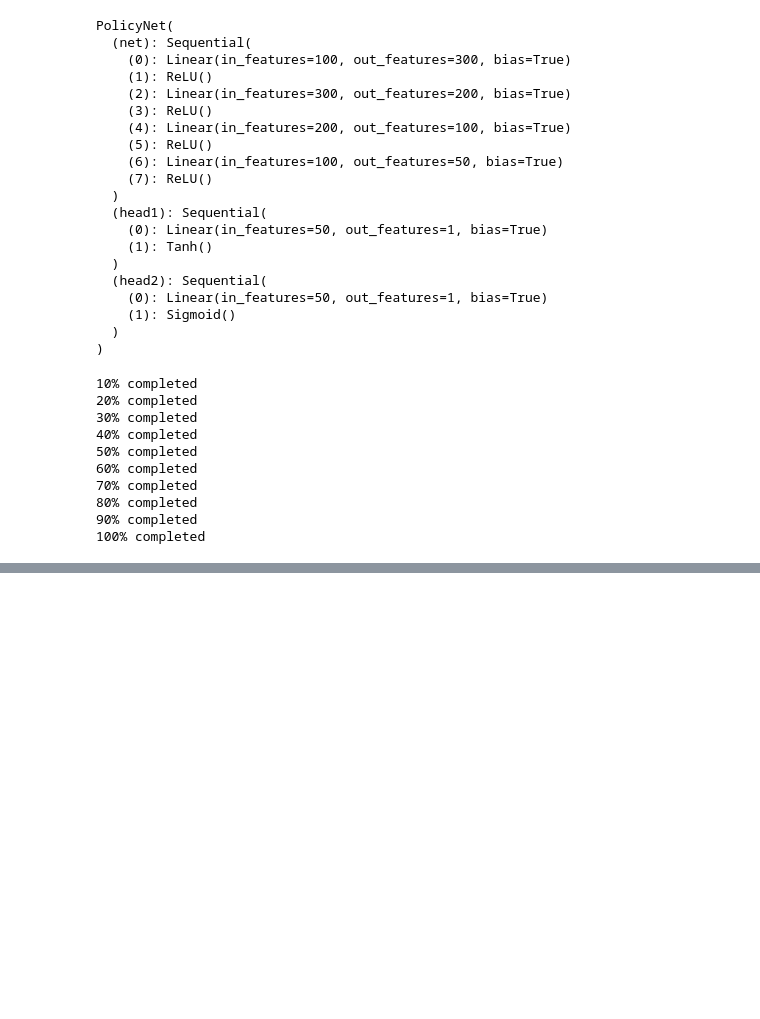
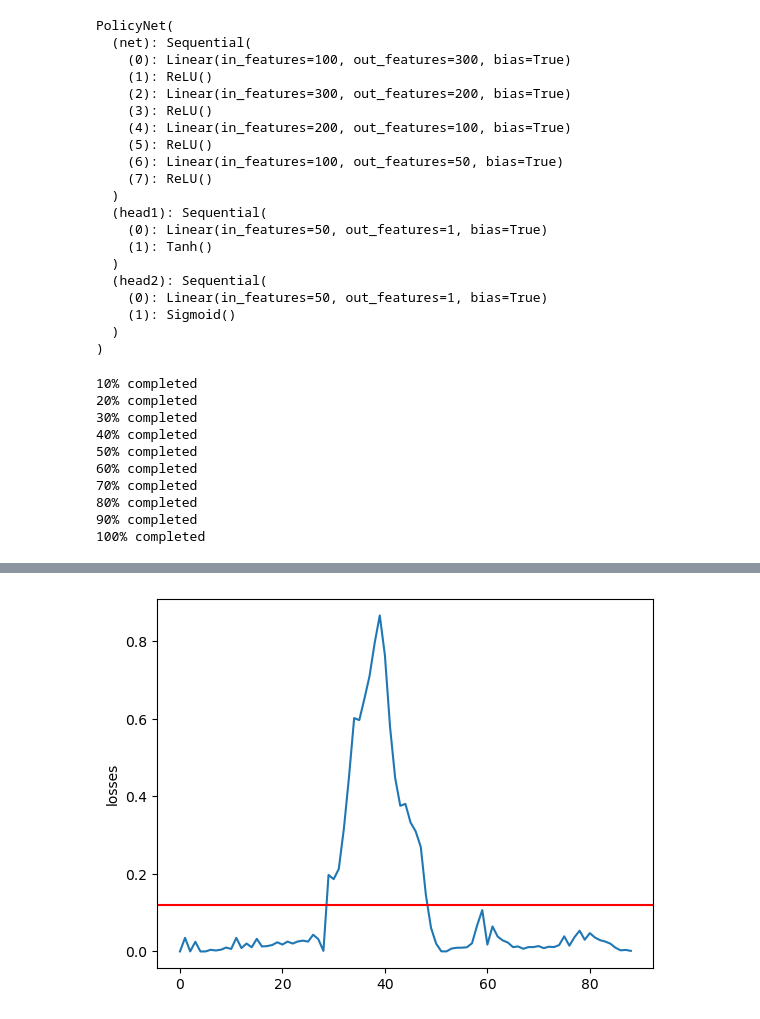
Before and after one commit to ADFerraro/coninual_drive_learn, a Jupyter notebook: dummy/protype.ipynb, the cells around one changed output, grey strips where cells are left out. Cells and saved outputs as stored; diff of their text form; code cells hidden in the pictures; blank space fills up the shorter version.

```diff
--- a/dummy/protype.ipynb
+++ b/dummy/protype.ipynb
@@ -212,5 +223,6 @@ train_set = UdacityDataset('./driving_log.csv','./', transform = img_transform)
 # %%
 train_loader = DataLoader(dataset=train_set)
+test_loader = DataLoader(dataset=test_set)
 # %%
 policyNet.to(device)
 # %% [output]
@@ -278,0 +314,18 @@ plt.show()
+# %%
+losses = []
+for img, act in test_loader:
+    img.to(device)
+    img.unsqueeze(0)
+    act = act.transpose(0,1)
+    with torch.no_grad():
+        representation = cnn.encoder(img)
+        output=policyNet(representation)
+        loss = criterion(output, act)
+        losses.append(loss)
+
+plt.plot(losses)
+plt.axhline(y=np.mean(losses), color='red')
+plt.ylabel('losses')
+plt.show()
+# %% [output]
+[figure, added]
```
Also changed, not shown: parts of 7 cells of this notebook, 2 other files.
